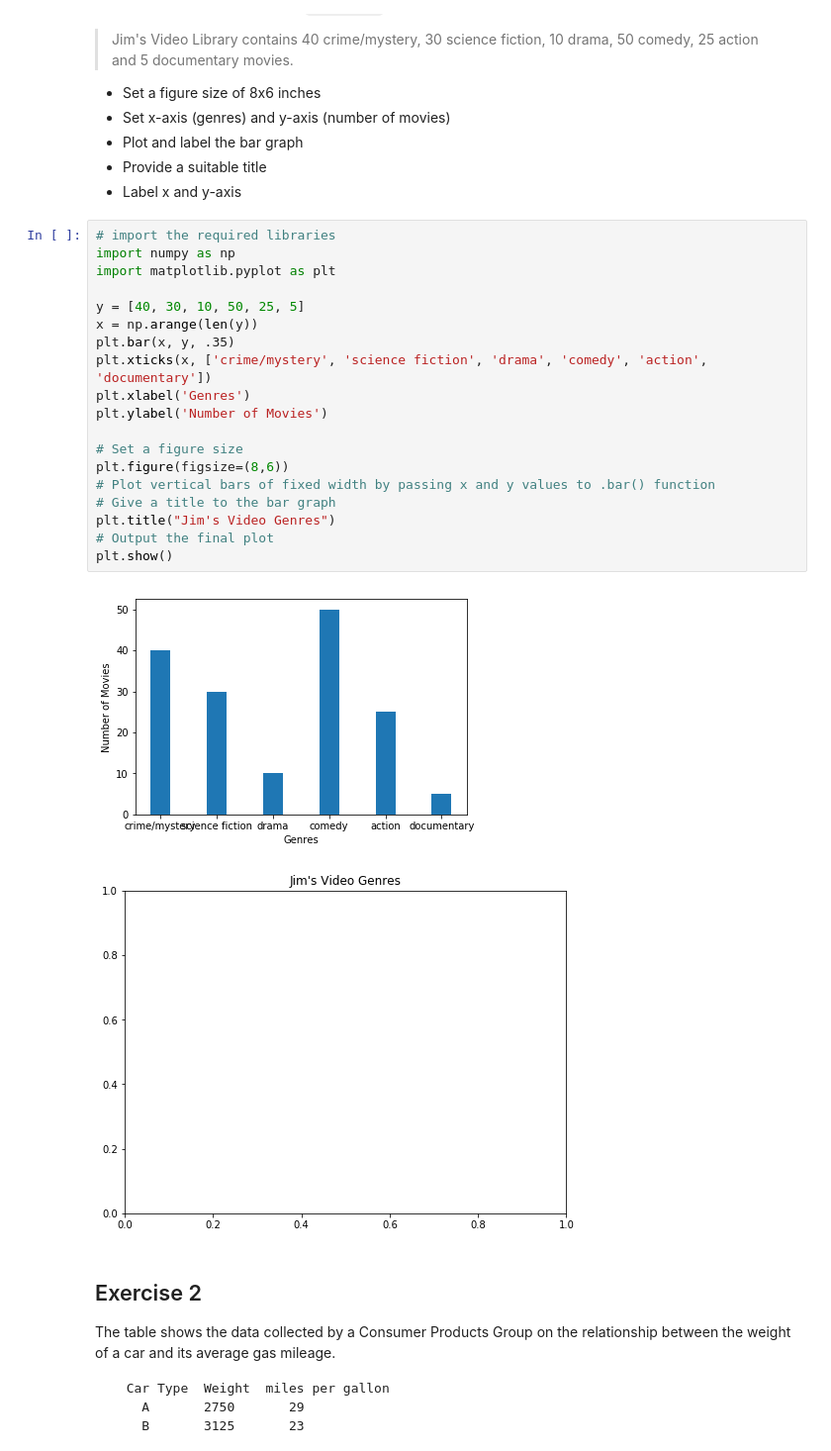
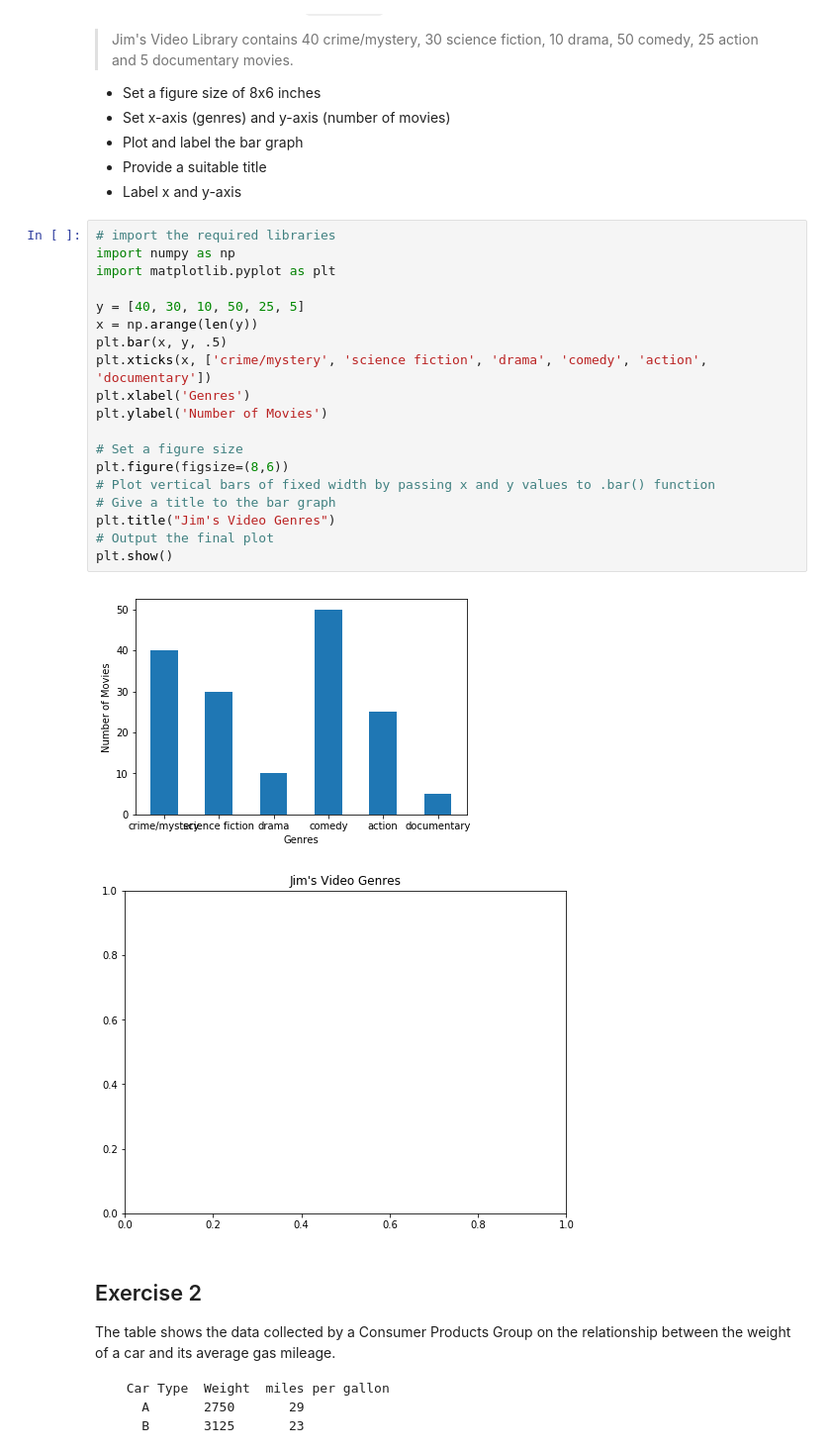
Before and after one commit to bgilroy26/dsc-data-viz-lab-nyc-ds-071519, a Jupyter notebook: index.ipynb, the cells around one changed output. Shown: that part at 99% size. Cells and saved outputs as stored; diff of their text form.

```diff
--- a/index.ipynb
+++ b/index.ipynb
@@ -23,24 +23,24 @@ Make a vertical bar graph using `plt.bar()` for the following set of data:
 # %%
 # import the required libraries
 import numpy as np
 import matplotlib.pyplot as plt
 
 y = [40, 30, 10, 50, 25, 5]
 x = np.arange(len(y))
-plt.bar(x, y, .35)
+plt.bar(x, y, .5)
 plt.xticks(x, ['crime/mystery', 'science fiction', 'drama', 'comedy', 'action', 'documentary'])
 plt.xlabel('Genres')
 plt.ylabel('Number of Movies')
 
 # Set a figure size
 plt.figure(figsize=(8,6))
 # Plot vertical bars of fixed width by passing x and y values to .bar() function
 # Give a title to the bar graph
 plt.title("Jim's Video Genres")
 # Output the final plot
 plt.show()
 # %% [output]
-[figure, old version]
+[figure, new version]
 [figure]
 # %% [markdown]
 ## Exercise 2
```
